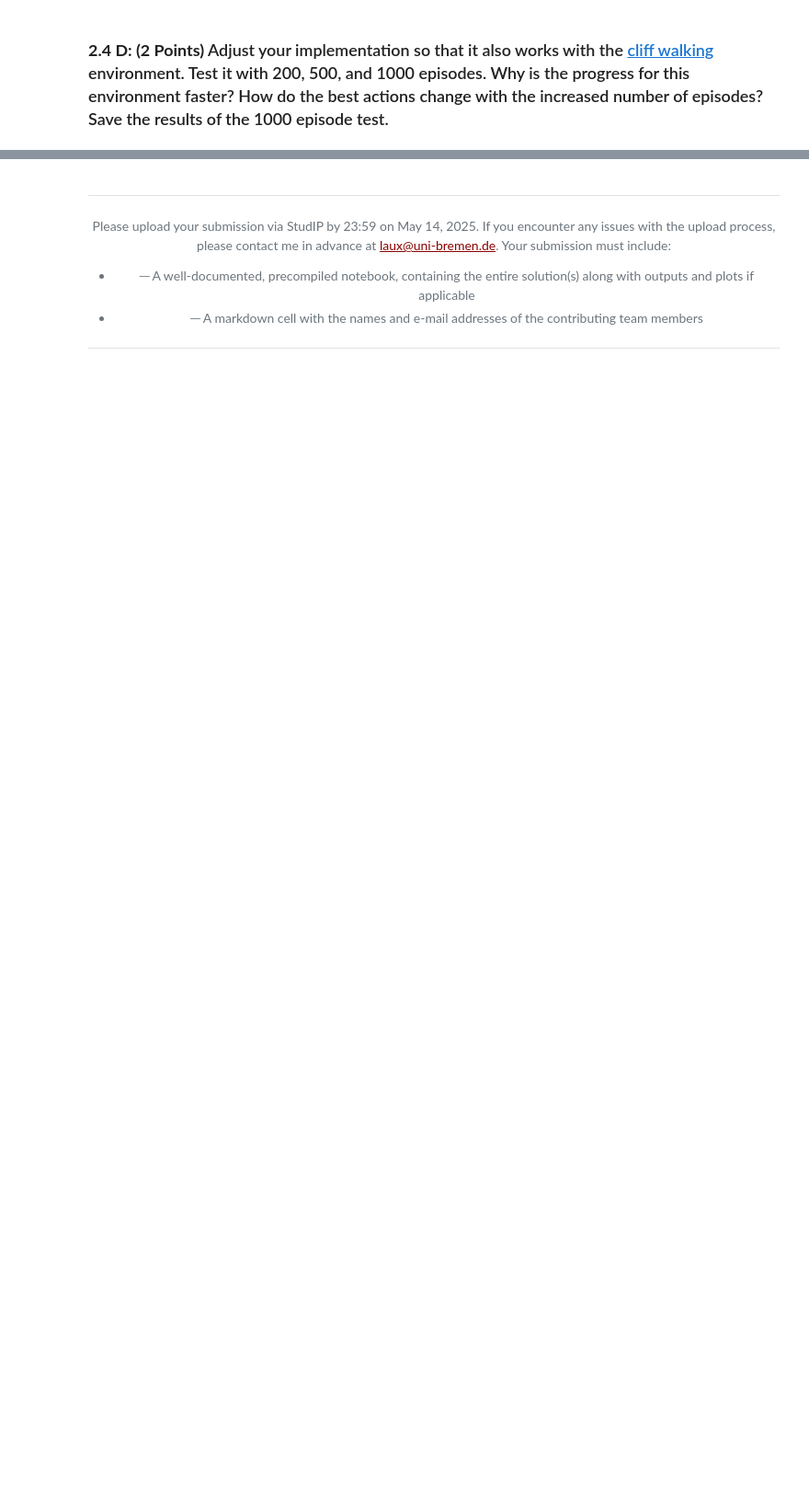
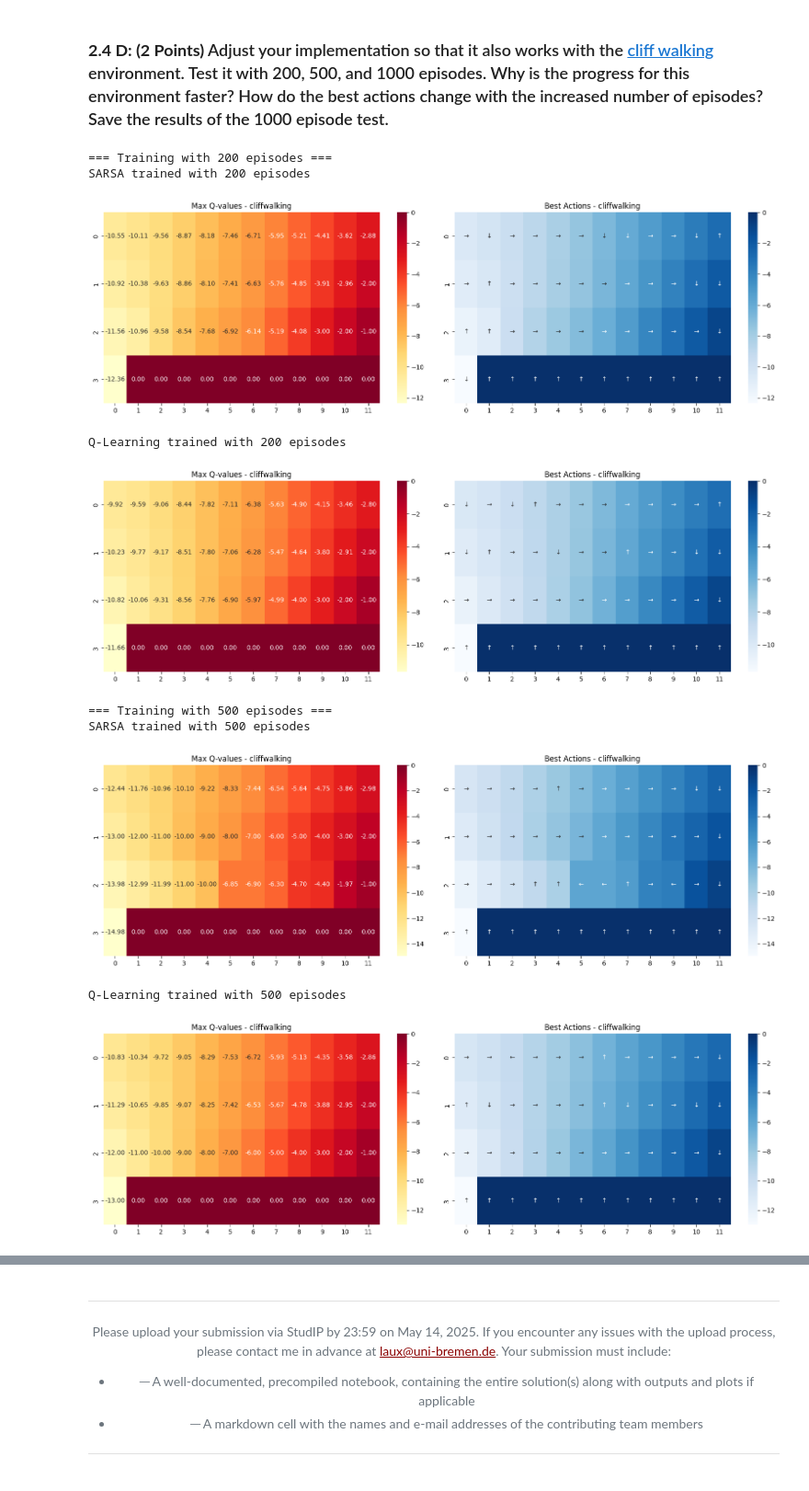
Before and after one commit to muhahsan0626/Reinforcement-Learning, a Jupyter notebook: Assignment_2/ex02_materials/ex02 materials/ex02.ipynb, the cells around one changed output, grey strips where cells are left out. Shown: that part at 92% size. Saved outputs shown, nothing was run; the diff lists cells and outputs as text; code cells hidden in the pictures; blank space fills up the shorter version.

```diff
--- a/Assignment_2/ex02_materials/ex02 materials/ex02.ipynb
+++ b/Assignment_2/ex02_materials/ex02 materials/ex02.ipynb
@@ -433,0 +756,42 @@ env.close()
+# %%
+env_cliff = gym.make('CliffWalking-v0', render_mode="rgb_array")
+learner_cliff = TDLearning(env_cliff, "cliffwalking")
+
+# Test with different episode counts
+episode_counts = [200, 500, 1000]
+
+for episodes in episode_counts:
+    print(f"\n=== Training with {episodes} episodes ===")
+
+    # SARSA
+    learner_cliff_sarsa = TDLearning(env_cliff, "cliffwalking")
+    sarsa_q_cliff, _ = learner_cliff_sarsa.learning(episodes, "SARSA", alpha=0.1, gamma=1.0, init_value=0.0, epsilon=0.1, epsilon_decay=0.99)
+    print(f"SARSA trained with {episodes} episodes")
+    learner_cliff_sarsa.plot_q_values_map((4, 12))
+
+    # Q-Learning
+    learner_cliff_q = TDLearning(env_cliff, "cliffwalking")
+    q_q_cliff, _ = learner_cliff_q.learning(episodes, "WatkinsQ", alpha=0.1, gamma=1.0, init_value=0.0, epsilon=0.1, epsilon_decay=0.99)
+    print(f"Q-Learning trained with {episodes} episodes")
+    learner_cliff_q.plot_q_values_map((4, 12))
+
+    # Save the 1000 episode results
+    if episodes == 1000:
+        sarsa_cliff_df = pd.DataFrame(sarsa_q_cliff)
+        sarsa_cliff_df.to_csv("cliffwalking_sarsa_1000episodes.csv", index=True)
+
+        q_cliff_df = pd.DataFrame(q_q_cliff)
+        q_cliff_df.to_csv("cliffwalking_qlearning_1000episodes.csv", index=True)
+
+env_cliff.close()
+# %% [output]
+=== Training with 200 episodes ===
+SARSA trained with 200 episodes
+[figure, added]
+Q-Learning trained with 200 episodes
+[figure, added]
+=== Training with 500 episodes ===
+SARSA trained with 500 episodes
+[figure, added]
+Q-Learning trained with 500 episodes
+[figure, added]
```
Also changed, not shown: parts of 12 cells of this notebook, 8 other files.
